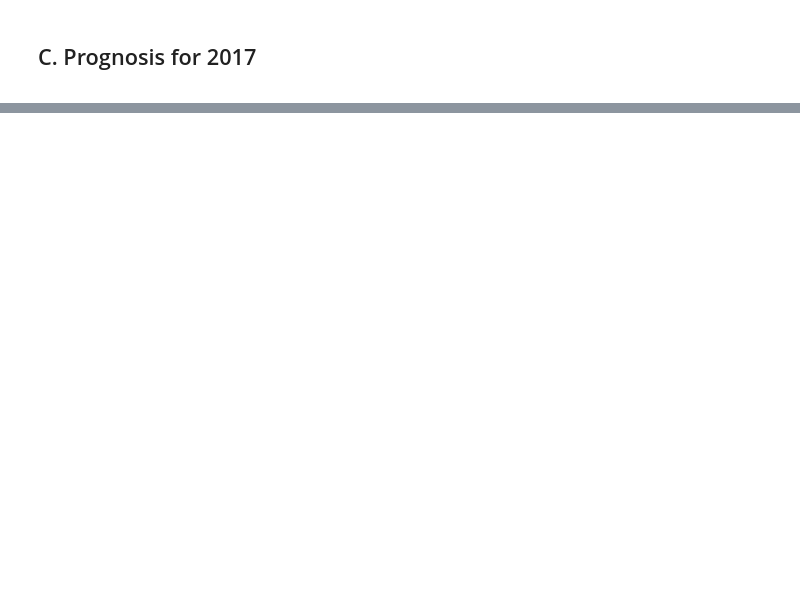
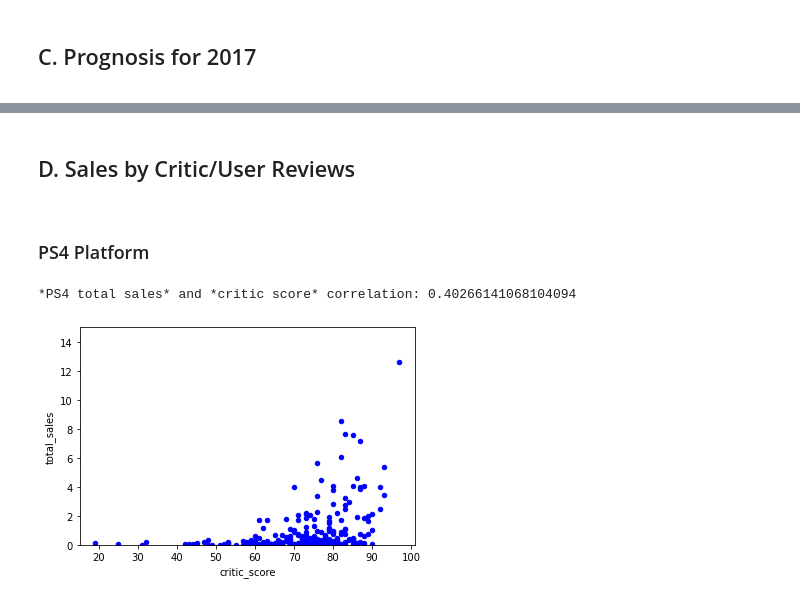
Before and after one commit to bar-benjamin/video-game-sales, a Jupyter notebook: video_game_sales.ipynb, the cells around one changed output, grey strips where cells are left out. Saved outputs shown, nothing was run; the diff lists cells and outputs as text; code cells hidden in the pictures; blank space fills up the shorter version.

```diff
--- a/video_game_sales.ipynb
+++ b/video_game_sales.ipynb
@@ -313,0 +307,4 @@ Also, we can see that it generally take 0-2 for a new platform to appear and bec
+# %%
+# in order to make a prognosis for 2017 we'll examine the data between 2014-2016 to see the trend
+prognosis = df.query('2014 <= year_of_release <= 2016')
+prognosis.head()
@@ -313,0 +354,15 @@ Also, we can see that it generally take 0-2 for a new platform to appear and bec
+# %% [markdown]
+## D. Sales by Critic/User Reviews
+
+<a id="revue"></a>
+# %% [markdown]
+### PS4 Platform
+# %%
+ps4 = prognosis[prognosis['platform'] == 'PS4']
+
+sales_by_critic_score = pd.concat([ps4['total_sales'], ps4['critic_score']], axis=1)
+sales_by_critic_score.plot.scatter(x='critic_score', y='total_sales', ylim=(0, 15), c='blue')
+print('*PS4 total sales* and *critic score* correlation: {}'.format(sales_by_critic_score['total_sales'].corr(sales_by_critic_score['critic_score'])))
+# %% [output]
+*PS4 total sales* and *critic score* correlation: 0.40266141068104094
+[figure, added]
```
Also changed, not shown: parts of 25 cells of this notebook.
